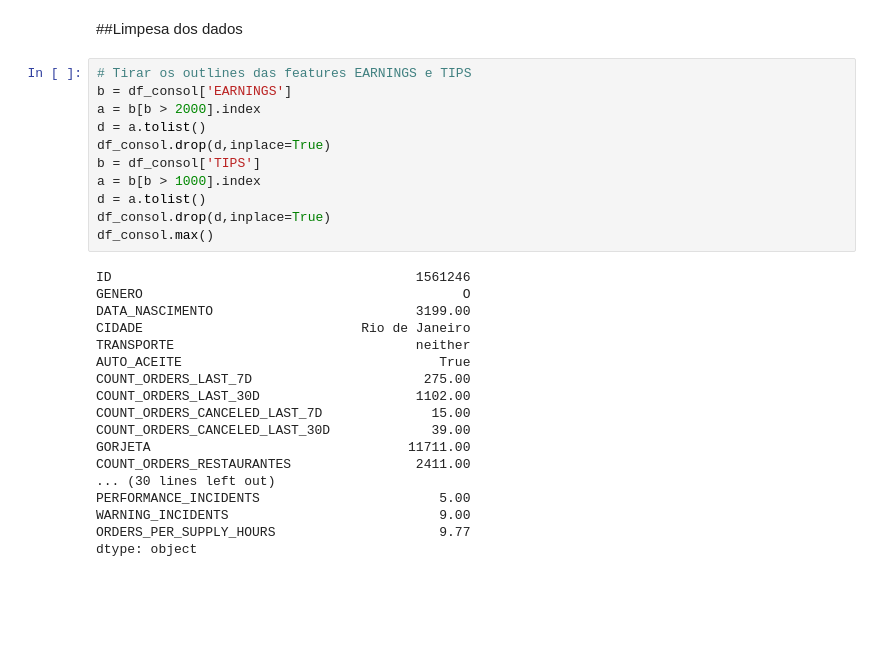
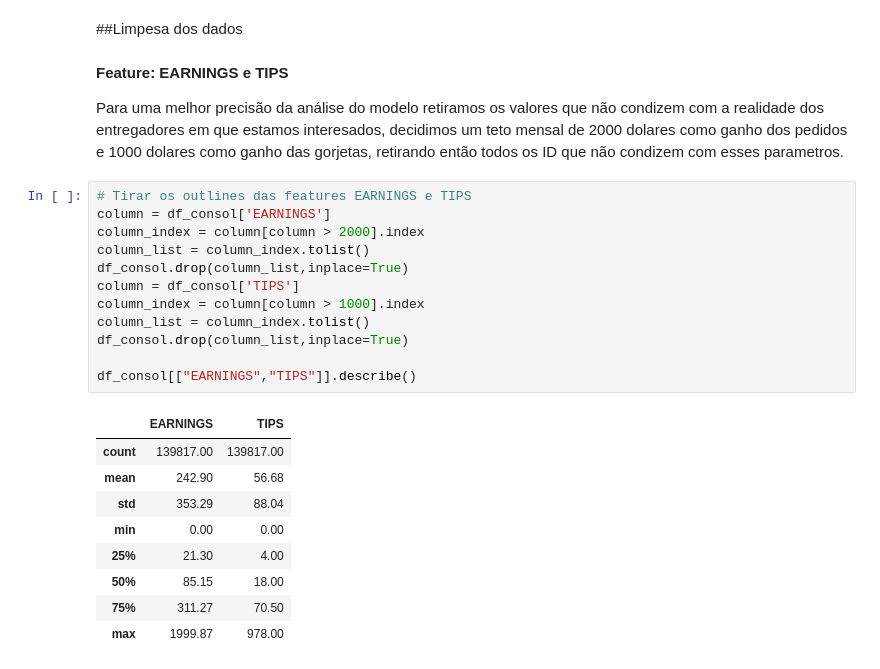
Before and after one commit to 2022M3T3-Inteli/Rappi-Hour, a Jupyter notebook: notebooks/feature-engineering/consol-feature-eng.ipynb, the cells around one changed output. Saved outputs shown, nothing was run; the diff lists cells and outputs as text; blank space fills up the shorter version.

Commit message:
Features_earnings_Tips

```diff
--- a/notebooks/feature-engineering/consol-feature-eng.ipynb
+++ b/notebooks/feature-engineering/consol-feature-eng.ipynb
@@ -984,32 +998,29 @@ memory usage: 60.9+ MB
 df_consol.to_csv("/content/drive/Shareddrives/grupo4-rappi-hour/bases-rappi/df-consolidado.csv")
 # %% [markdown]
 ##Limpesa dos dados
+# %% [markdown]
+**Feature: EARNINGS e TIPS**
+
+Para uma melhor precisão da análise do modelo retiramos os valores que não condizem com a realidade dos entregadores em que estamos interesados, decidimos um teto mensal de 2000 dolares como ganho dos pedidos e 1000 dolares como ganho das gorjetas, retirando então todos os ID que não condizem com esses parametros.
 # %%
 # Tirar os outlines das features EARNINGS e TIPS
-b = df_consol['EARNINGS']
-a = b[b > 2000].index
-d = a.tolist()
-df_consol.drop(d,inplace=True)
-b = df_consol['TIPS']
-a = b[b > 1000].index
-d = a.tolist()
-df_consol.drop(d,inplace=True)
-df_consol.max()
+column = df_consol['EARNINGS']
+column_index = column[column > 2000].index
+column_list = column_index.tolist()
+df_consol.drop(column_list,inplace=True)
+column = df_consol['TIPS']
+column_index = column[column > 1000].index
+column_list = column_index.tolist()
+df_consol.drop(column_list,inplace=True)
+
+df_consol[["EARNINGS","TIPS"]].describe()
 # %% [output]
-ID                                       1561246
-GENERO                                         O
-DATA_NASCIMENTO                          3199.00
-CIDADE                            Rio de Janeiro
-TRANSPORTE                               neither
-AUTO_ACEITE                                 True
-COUNT_ORDERS_LAST_7D                      275.00
-COUNT_ORDERS_LAST_30D                    1102.00
-COUNT_ORDERS_CANCELED_LAST_7D              15.00
-COUNT_ORDERS_CANCELED_LAST_30D             39.00
-GORJETA                                 11711.00
-COUNT_ORDERS_RESTAURANTES                2411.00
-... (30 lines left out)
-PERFORMANCE_INCIDENTS                       5.00
-WARNING_INCIDENTS                           9.00
-ORDERS_PER_SUPPLY_HOURS                     9.77
-dtype: object
+|  | EARNINGS | TIPS |
+| count | 139817.00 | 139817.00 |
+| mean | 242.90 | 56.68 |
+| std | 353.29 | 88.04 |
+| min | 0.00 | 0.00 |
+| 25% | 21.30 | 4.00 |
+| 50% | 85.15 | 18.00 |
+| 75% | 311.27 | 70.50 |
+| max | 1999.87 | 978.00 |
```
Also changed, not shown: parts of 8 cells of this notebook.
